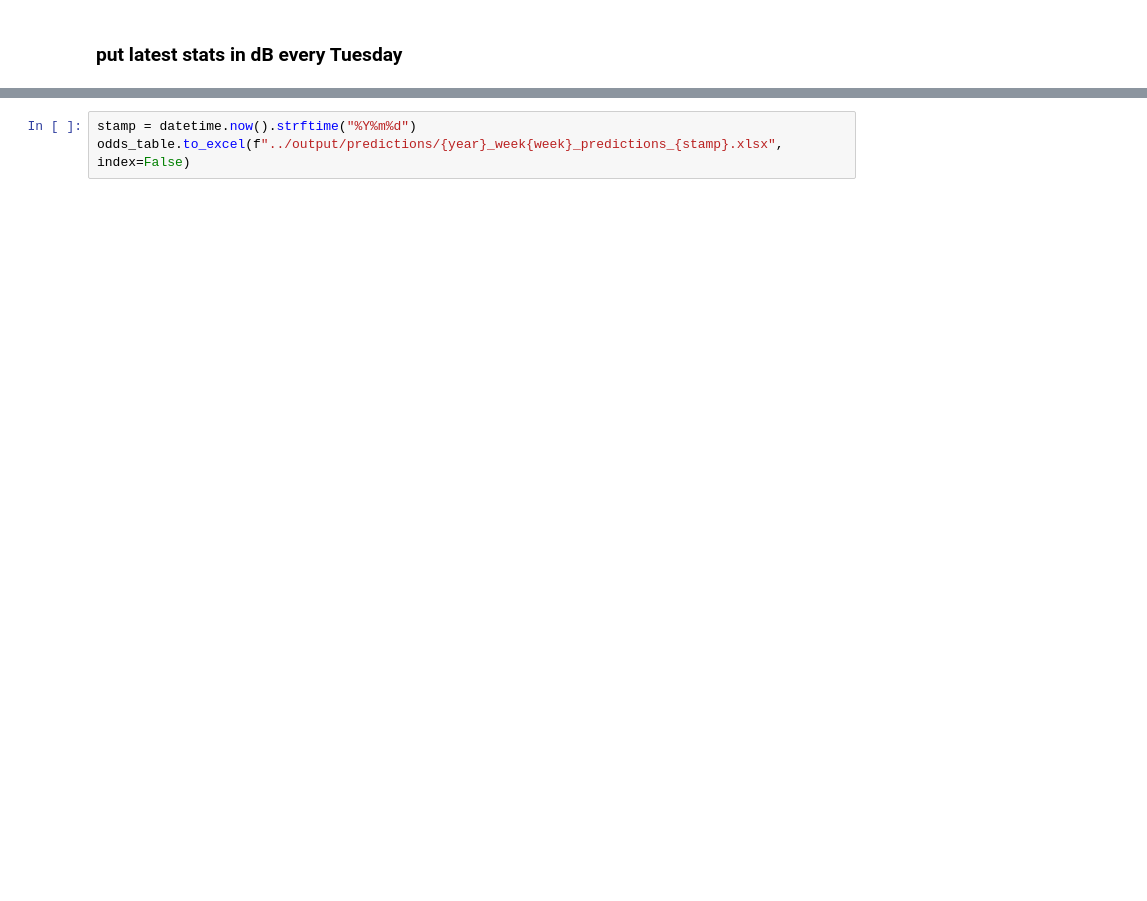
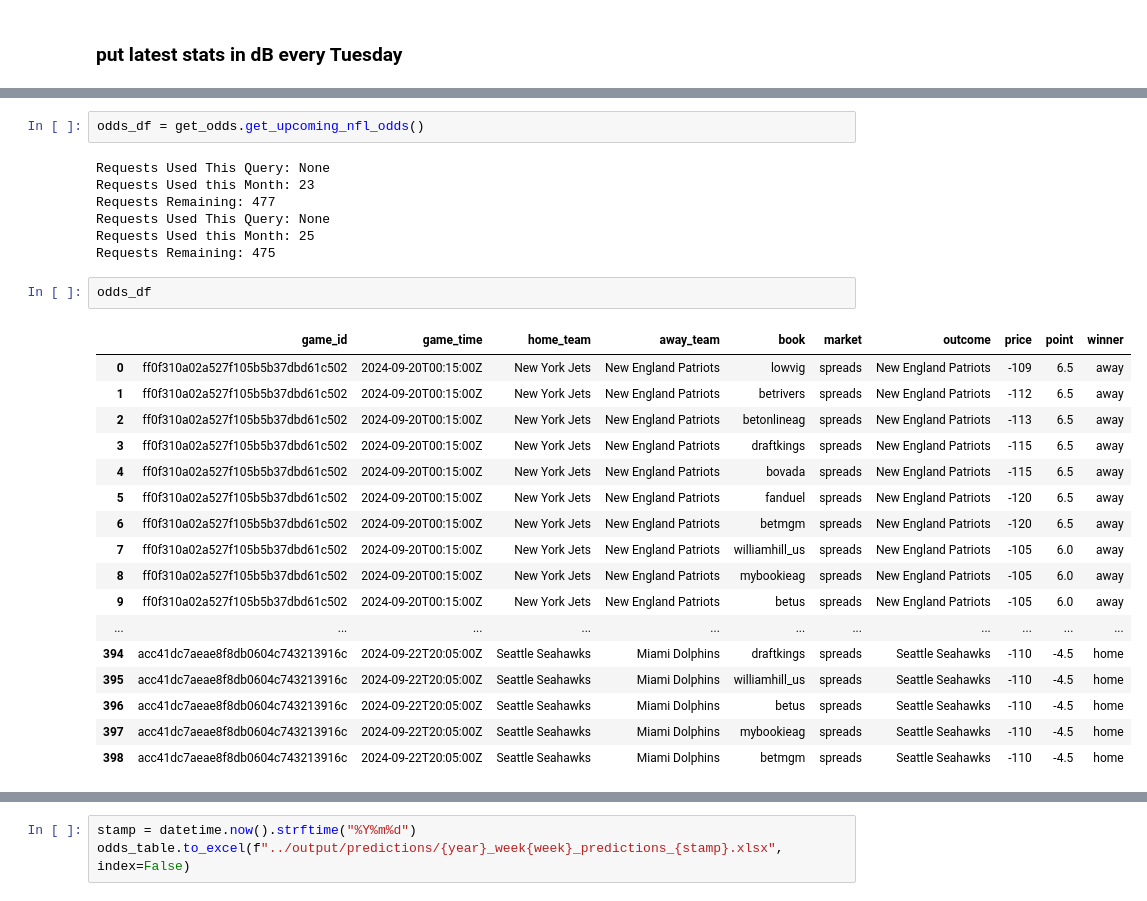
Before and after one commit to dan8239/nfl-data-engineering, a Jupyter notebook: src/inference/inference_notebook.ipynb, the cells around one changed output, grey strips where cells are left out. Cells and saved outputs as stored; diff of their text form; blank space fills up the shorter version.

```diff
--- a/src/inference/inference_notebook.ipynb
+++ b/src/inference/inference_notebook.ipynb
@@ -120,0 +113,29 @@ odds_table
+# %%
+odds_df = get_odds.get_upcoming_nfl_odds()
+# %% [output]
+Requests Used This Query: None
+Requests Used this Month: 23
+Requests Remaining: 477
+Requests Used This Query: None
+Requests Used this Month: 25
+Requests Remaining: 475
+# %%
+odds_df
+# %% [output]
+|  | game_id | game_time | home_team | away_team | book | market | outcome | price | point | winner |
+| 0 | ff0f310a02a527f105b5b37dbd61c502 | 2024-09-20T00:15:00Z | New York Jets | New England Patriots | lowvig | spreads | New England Patriots | -109 | 6.5 | away |
+| 1 | ff0f310a02a527f105b5b37dbd61c502 | 2024-09-20T00:15:00Z | New York Jets | New England Patriots | betrivers | spreads | New England Patriots | -112 | 6.5 | away |
+| 2 | ff0f310a02a527f105b5b37dbd61c502 | 2024-09-20T00:15:00Z | New York Jets | New England Patriots | betonlineag | spreads | New England Patriots | -113 | 6.5 | away |
+| 3 | ff0f310a02a527f105b5b37dbd61c502 | 2024-09-20T00:15:00Z | New York Jets | New England Patriots | draftkings | spreads | New England Patriots | -115 | 6.5 | away |
+| 4 | ff0f310a02a527f105b5b37dbd61c502 | 2024-09-20T00:15:00Z | New York Jets | New England Patriots | bovada | spreads | New England Patriots | -115 | 6.5 | away |
+| 5 | ff0f310a02a527f105b5b37dbd61c502 | 2024-09-20T00:15:00Z | New York Jets | New England Patriots | fanduel | spreads | New England Patriots | -120 | 6.5 | away |
+| 6 | ff0f310a02a527f105b5b37dbd61c502 | 2024-09-20T00:15:00Z | New York Jets | New England Patriots | betmgm | spreads | New England Patriots | -120 | 6.5 | away |
+| 7 | ff0f310a02a527f105b5b37dbd61c502 | 2024-09-20T00:15:00Z | New York Jets | New England Patriots | williamhill_us | spreads | New England Patriots | -105 | 6.0 | away |
+| 8 | ff0f310a02a527f105b5b37dbd61c502 | 2024-09-20T00:15:00Z | New York Jets | New England Patriots | mybookieag | spreads | New England Patriots | -105 | 6.0 | away |
+| 9 | ff0f310a02a527f105b5b37dbd61c502 | 2024-09-20T00:15:00Z | New York Jets | New England Patriots | betus | spreads | New England Patriots | -105 | 6.0 | away |
+| ... | ... | ... | ... | ... | ... | ... | ... | ... | ... | ... |
+| 394 | acc41dc7aeae8f8db0604c743213916c | 2024-09-22T20:05:00Z | Seattle Seahawks | Miami Dolphins | draftkings | spreads | Seattle Seahawks | -110 | -4.5 | home |
+| 395 | acc41dc7aeae8f8db0604c743213916c | 2024-09-22T20:05:00Z | Seattle Seahawks | Miami Dolphins | williamhill_us | spreads | Seattle Seahawks | -110 | -4.5 | home |
+| 396 | acc41dc7aeae8f8db0604c743213916c | 2024-09-22T20:05:00Z | Seattle Seahawks | Miami Dolphins | betus | spreads | Seattle Seahawks | -110 | -4.5 | home |
+| 397 | acc41dc7aeae8f8db0604c743213916c | 2024-09-22T20:05:00Z | Seattle Seahawks | Miami Dolphins | mybookieag | spreads | Seattle Seahawks | -110 | -4.5 | home |
+| 398 | acc41dc7aeae8f8db0604c743213916c | 2024-09-22T20:05:00Z | Seattle Seahawks | Miami Dolphins | betmgm | spreads | Seattle Seahawks | -110 | -4.5 | home |
```
Also changed, not shown: parts of 34 cells of this notebook, 17 other files.
